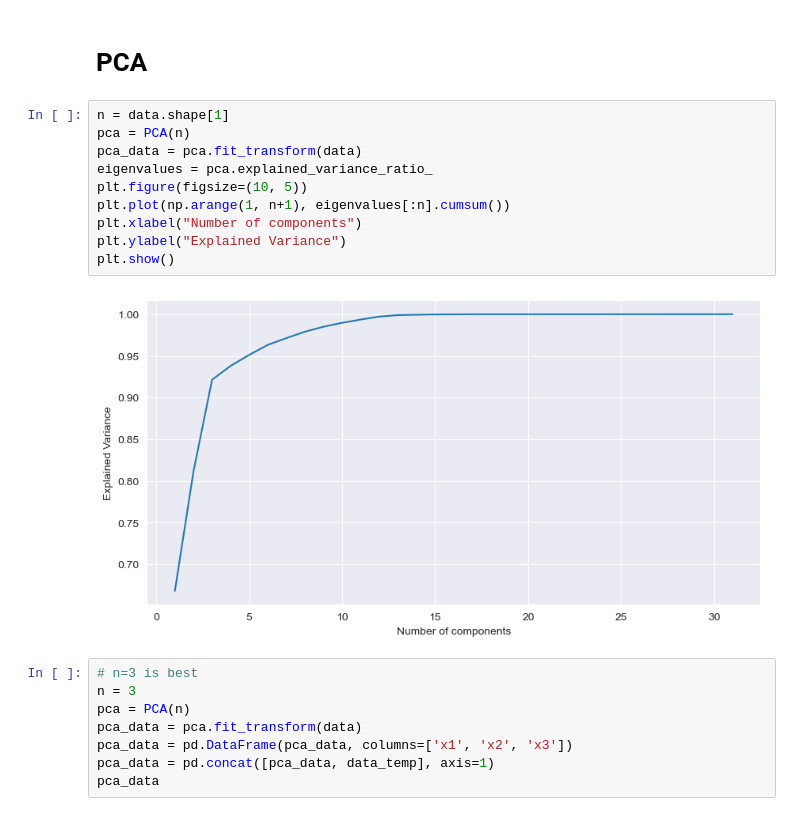
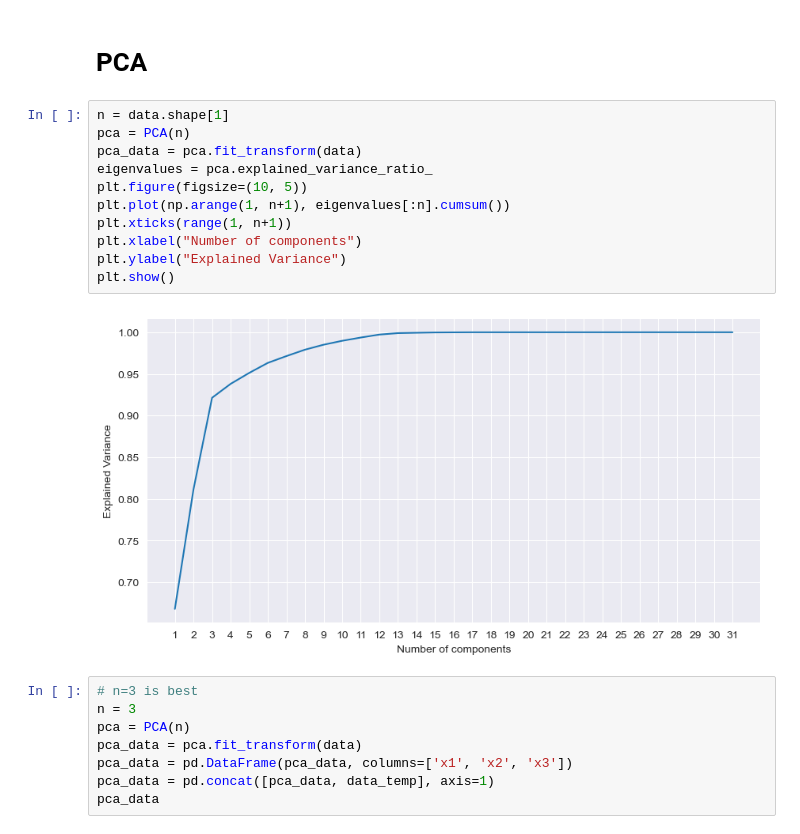
Before and after one commit to ambroselin0/python_learn, a Jupyter notebook: project/eda.ipynb, the cells around one changed output. Cells and saved outputs as stored; diff of their text form.

```diff
--- a/project/eda.ipynb
+++ b/project/eda.ipynb
@@ -133,15 +154,16 @@ data.shape
 # %%
 n = data.shape[1]
 pca = PCA(n)
 pca_data = pca.fit_transform(data)
 eigenvalues = pca.explained_variance_ratio_
 plt.figure(figsize=(10, 5))
 plt.plot(np.arange(1, n+1), eigenvalues[:n].cumsum())
+plt.xticks(range(1, n+1))
 plt.xlabel("Number of components")
 plt.ylabel("Explained Variance")
 plt.show()
 # %% [output]
-[figure, old version]
+[figure, new version]
 # %%
 # n=3 is best
 n = 3
```
Also changed, not shown: parts of 2 cells of this notebook, 1 other file.
